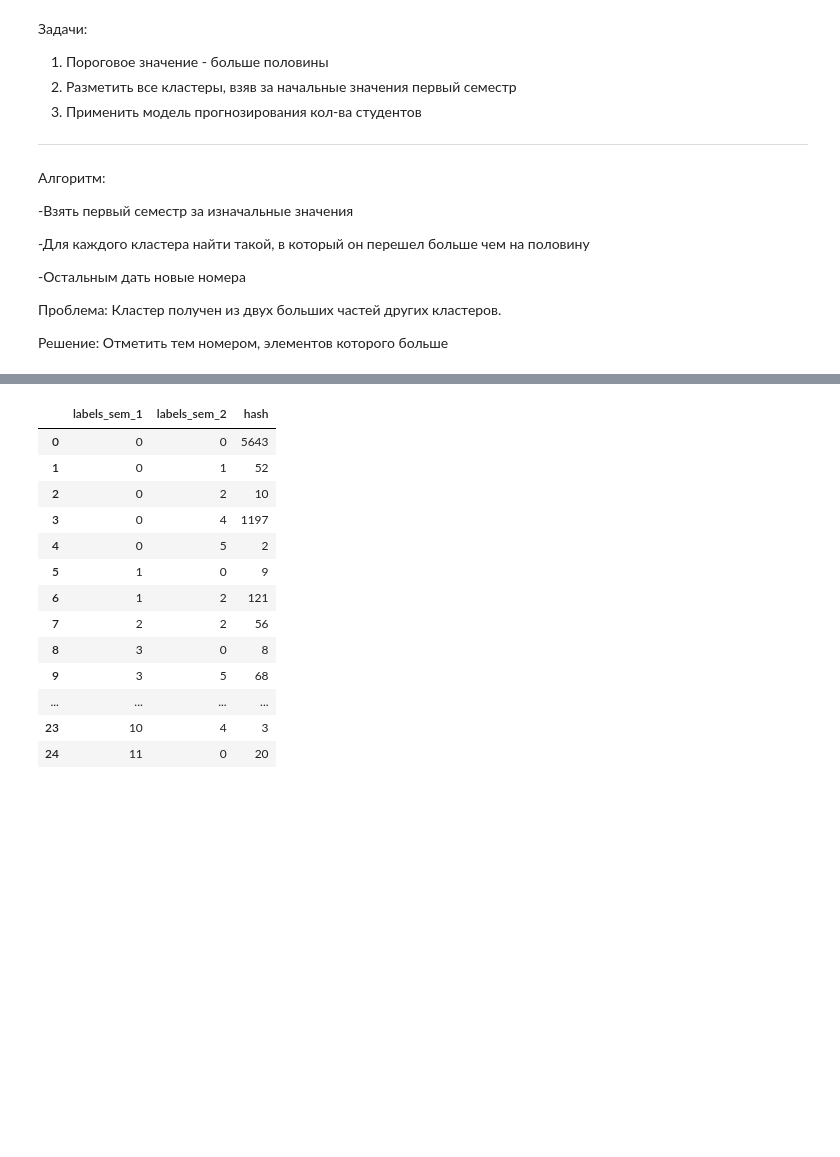
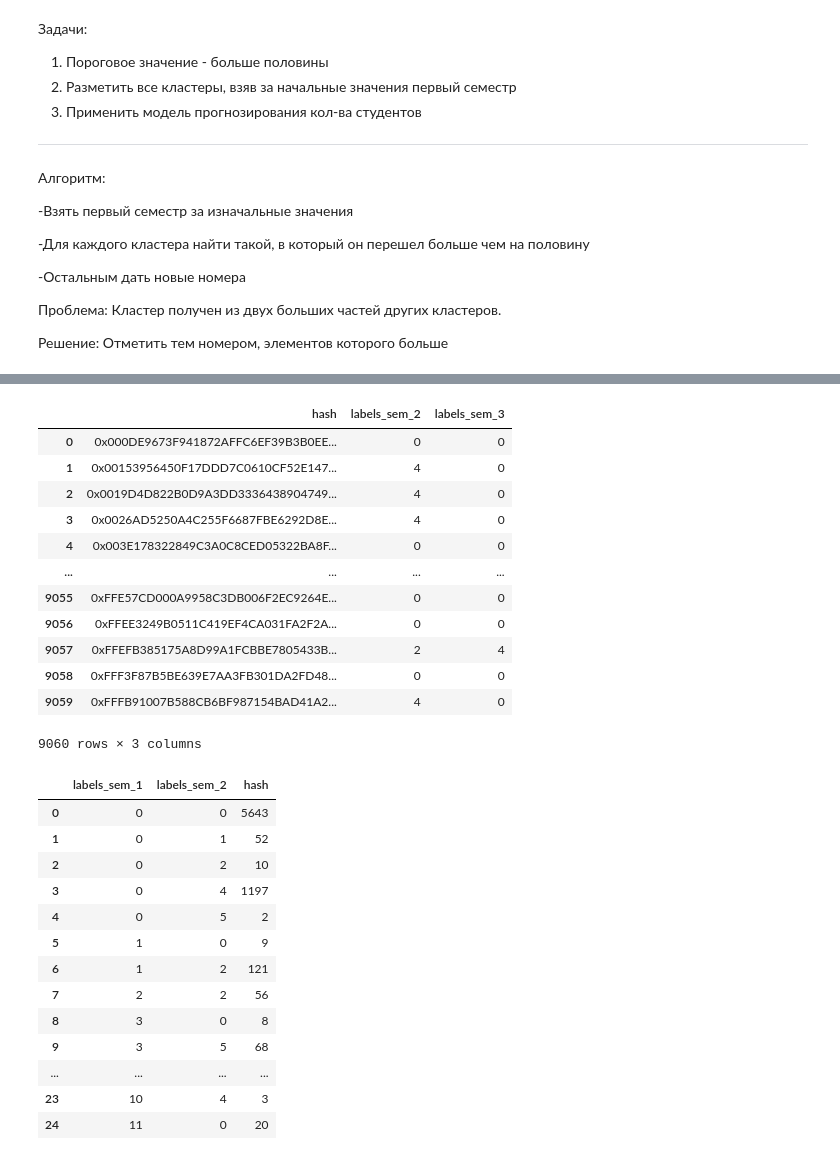
Before and after one commit to Maksimka9/clustering, a Jupyter notebook: main.ipynb, the cells around one changed output, grey strips where cells are left out. Cells and saved outputs as stored; diff of their text form; code cells hidden in the pictures; blank space fills up the shorter version.

```diff
--- a/main.ipynb
+++ b/main.ipynb
@@ -228,3 +237,19 @@ compare_list[0]
+# %%
+compare_list[1]
+# %% [output]
+|  | hash | labels_sem_2 | labels_sem_3 |
+| 0 | 0x000DE9673F941872AFFC6EF39B3B0EE... | 0 | 0 |
+| 1 | 0x00153956450F17DDD7C0610CF52E147... | 4 | 0 |
+| 2 | 0x0019D4D822B0D9A3DD3336438904749... | 4 | 0 |
+| 3 | 0x0026AD5250A4C255F6687FBE6292D8E... | 4 | 0 |
+| 4 | 0x003E178322849C3A0C8CED05322BA8F... | 0 | 0 |
+| ... | ... | ... | ... |
+| 9055 | 0xFFE57CD000A9958C3DB006F2EC9264E... | 0 | 0 |
+| 9056 | 0xFFEE3249B0511C419EF4CA031FA2F2A... | 0 | 0 |
+| 9057 | 0xFFEFB385175A8D99A1FCBBE7805433B... | 2 | 4 |
+| 9058 | 0xFFF3F87B5BE639E7AA3FB301DA2FD48... | 0 | 0 |
+| 9059 | 0xFFFB91007B588CB6BF987154BAD41A2... | 4 | 0 |
+9060 rows × 3 columns
 # %%
 # Создание двух списков содержащих таблицы кластеров по смежным семестрам
 
```
Also changed, not shown: parts of 12 cells of this notebook.
